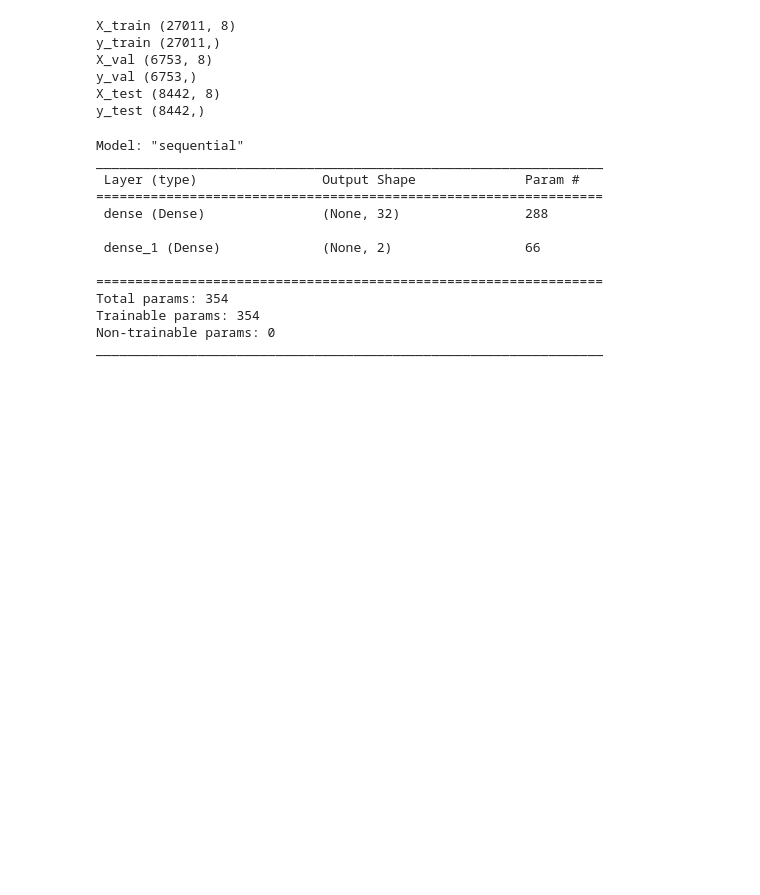
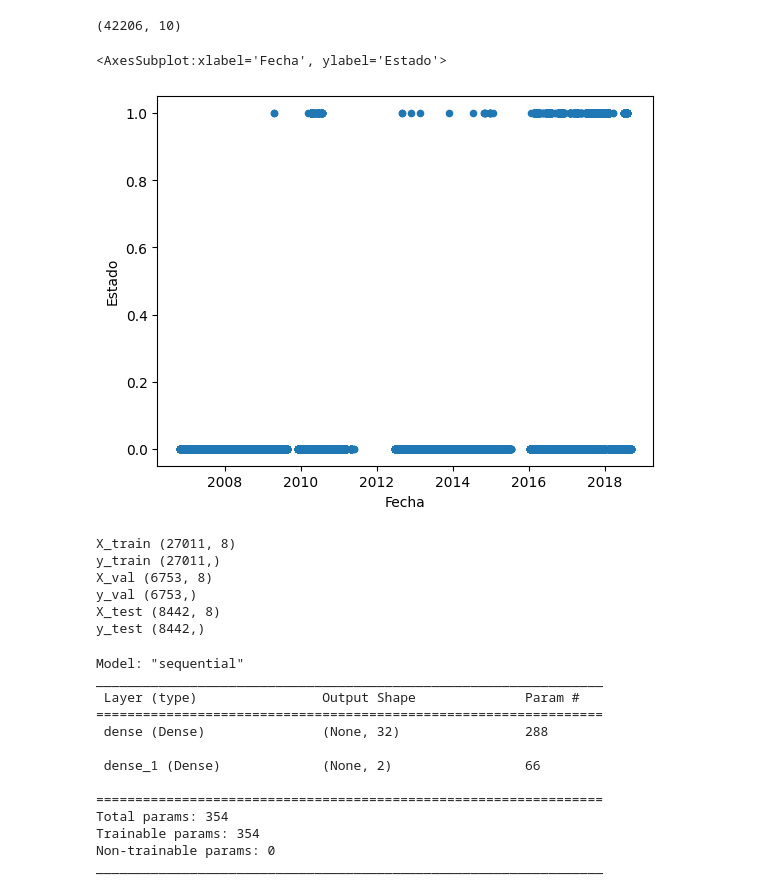
Before and after one commit to rafaelsqueiroz/big_data_analytics_extension_course, a Jupyter notebook: reboiler_binary_classifier.ipynb, the cells around one changed output. Saved outputs shown, nothing was run; the diff lists cells and outputs as text; code cells hidden in the pictures; blank space fills up the shorter version.

Commit message:
add convert to datetime in process method

```diff
--- a/reboiler_binary_classifier.ipynb
+++ b/reboiler_binary_classifier.ipynb
@@ -36,6 +36,13 @@ class ReboilerBinaryClassifier:
             # min-max scaling (normalization)
             if pd.to_numeric(pandas_df[col], errors='coerce').notnull().all(): # if columns is composed only by numeric values
                 pandas_df[col] = (pandas_df[col]-pandas_df[col].min())/(pandas_df[col].max()-pandas_df[col].min())
+
+        # hard code to convert 'Fecha' column to datetime ex: 2006-10-24 23:38:00
+        pandas_df['Fecha'] =  pd.to_datetime(pandas_df['Fecha'], format='%Y-%m-%d %H:%M:%S')
+
+        # resampling with same timestamp (2h) just to avoid vacancies
+        #TODO before training RNN
+        # pandas_df.resample('2H')
 
         return pandas_df
 
@@ -106,6 +113,15 @@ r_pandas.head()
 | 2 | 2006-10-25 03:38:00 | 6.475000e-33 | 0.652386 | 0.572375 | 0.450640 | ... |
 | 3 | 2006-10-25 05:38:00 | 6.800000e-33 | 0.621948 | 0.597508 | 0.437274 | ... |
 | 4 | 2006-10-25 07:38:00 | 5.500000e-33 | 0.607817 | 0.541996 | 0.421190 | ... |
+# %%
+r_pandas.shape
+# %% [output]
+(42206, 10)
+# %%
+r_pandas.plot.scatter(x='Fecha', y='Estado')
+# %% [output]
+<AxesSubplot:xlabel='Fecha', ylabel='Estado'>
+[figure, added]
 # %%
 X_train, y_train, X_val, y_val, X_test, y_test = r.split_data(r_pandas)
 # %%
```
Also changed, not shown: parts of 1 cell of this notebook.
